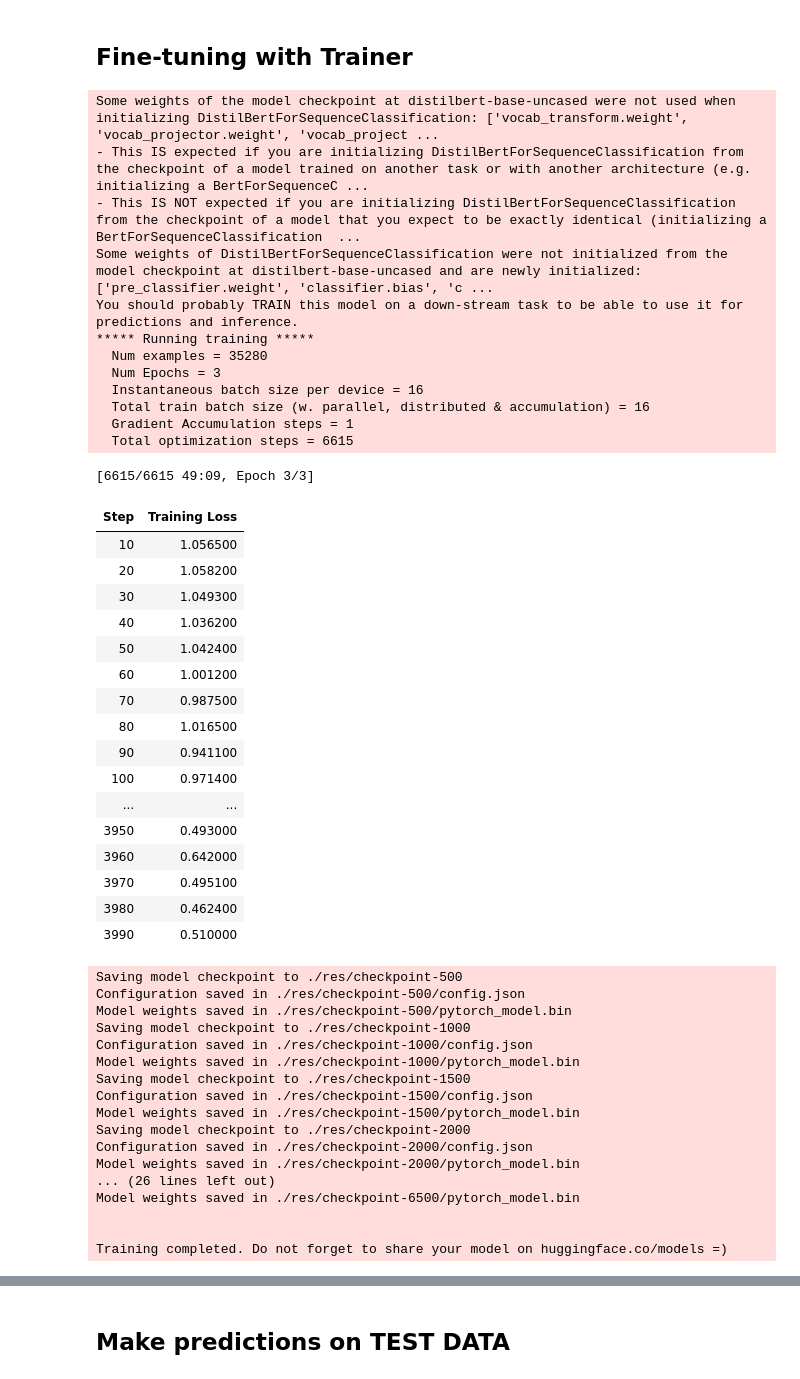
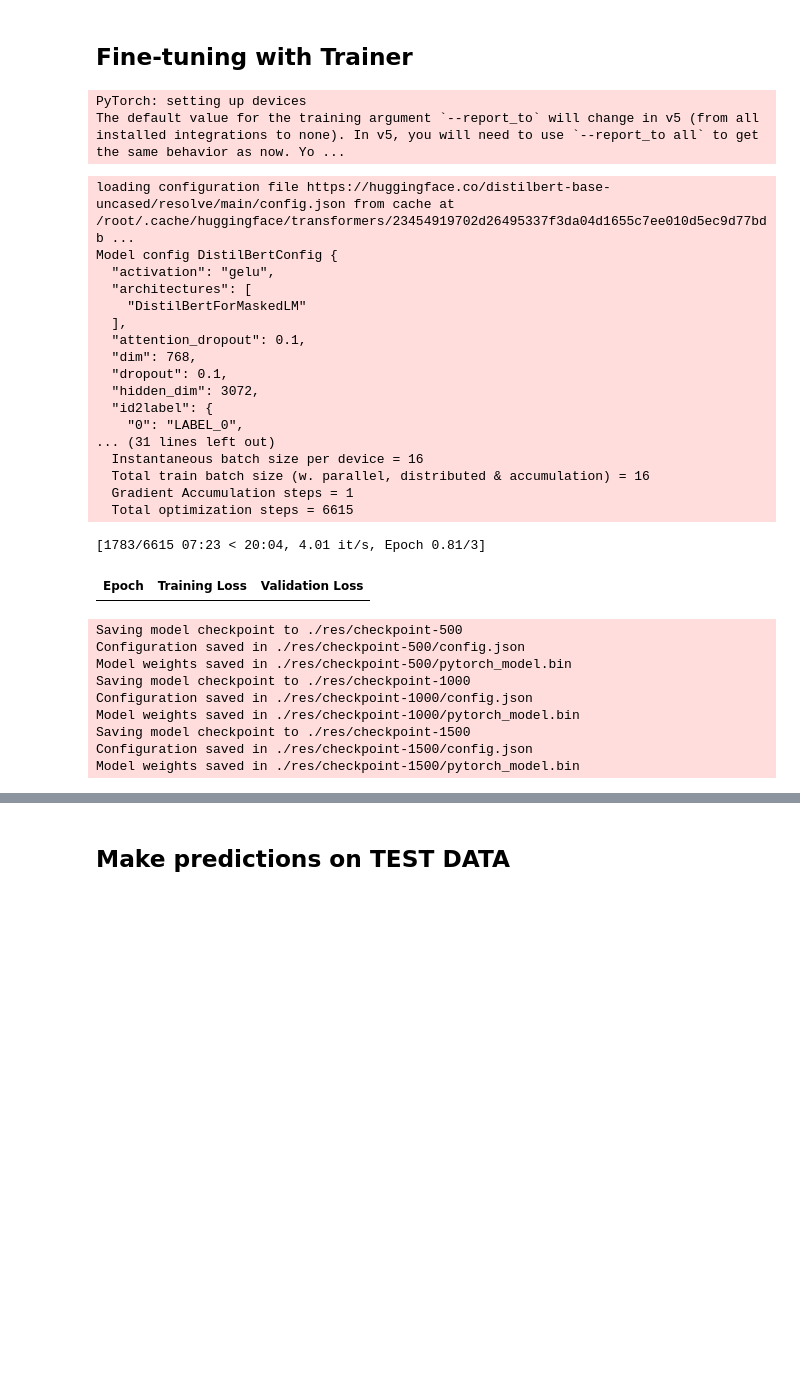
Before and after one commit to plaban1981/Huggingface_transformers_course, a Jupyter notebook: Machinehack_Sentiment_Analysis.ipynb, the cells around one changed output, grey strips where cells are left out. Saved outputs shown, nothing was run; the diff lists cells and outputs as text; code cells hidden in the pictures; blank space fills up the shorter version.

```diff
--- a/Machinehack_Sentiment_Analysis.ipynb
+++ b/Machinehack_Sentiment_Analysis.ipynb
@@ -250,69 +230,65 @@ test_dataset.__getitem__(0)['input_ids'].shape
 torch.Size([512])
 # %% [markdown]
 ## Fine-tuning with Trainer
-# %%
-import numpy as np
-from datasets import load_metric
-
-metric = load_metric("accuracy")
-
-def compute_metrics(eval_pred):
-    logits, labels = eval_pred
-    predictions = np.argmax(logits, axis=-1)
-    return metric.compute(predictions=predictions, references=labels)
+# %%
+from sklearn.metrics import accuracy_score, recall_score, precision_score, f1_score
+def compute_metrics(p):
+    pred, labels = p
+    pred = np.argmax(pred, axis=1)
+
+    accuracy = accuracy_score(y_true=labels, y_pred=pred)
+    recall = recall_score(y_true=labels, y_pred=pred)
+    precision = precision_score(y_true=labels, y_pred=pred)
+    f1 = f1_score(labels, pred, average='weighted')
+
+    return {"accuracy": accuracy, "precision": precision, "recall": recall, "f1": f1}
 # %%
 training_args = TrainingArguments(
     output_dir='./res',          # output directory
+    evaluation_strategy="epoch",
     num_train_epochs=3,              # total number of training epochs
     per_device_train_batch_size=16,  # batch size per device during training
     per_device_eval_batch_size=64,   # batch size for evaluation
     warmup_steps=500,                # number of warmup steps for learning rate scheduler
     weight_decay=0.01,               # strength of weight decay
     logging_dir='./logs4',            # directory for storing logs
-    logging_steps=10
+    logging_steps=10,
 )
+# %% [output]
+PyTorch: setting up devices
+The default value for the training argument `--report_to` will change in v5 (from all installed integrations to none). In v5, you will need to use `--report_to all` to get the same behavior as now. Yo ...
 # %%
 model = DistilBertForSequenceClassification.from_pretrained("distilbert-base-uncased",num_labels=3)
 
 trainer = Trainer(
     model=model,                         # the instantiated 🤗 Transformers model to be trained
     args=training_args,                  # training arguments, defined above
     train_dataset=train_dataset,         # training dataset
     eval_dataset=val_dataset ,            # evaluation dataset
+    compute_metrics=compute_metrics,
 )
 
 trainer.train()
 # %% [output]
-Some weights of the model checkpoint at distilbert-base-uncased were not used when initializing DistilBertForSequenceClassification: ['vocab_transform.weight', 'vocab_projector.weight', 'vocab_project ...
-- This IS expected if you are initializing DistilBertForSequenceClassification from the checkpoint of a model trained on another task or with another architecture (e.g. initializing a BertForSequenceC ...
-- This IS NOT expected if you are initializing DistilBertForSequenceClassification from the checkpoint of a model that you expect to be exactly identical (initializing a BertForSequenceClassification  ...
-Some weights of DistilBertForSequenceClassification were not initialized from the model checkpoint at distilbert-base-uncased and are newly initialized: ['pre_classifier.weight', 'classifier.bias', 'c ...
-You should probably TRAIN this model on a down-stream task to be able to use it for predictions and inference.
-***** Running training *****
-  Num examples = 35280
-  Num Epochs = 3
+loading configuration file https://huggingface.co/distilbert-base-uncased/resolve/main/config.json from cache at /root/.cache/huggingface/transformers/23454919702d26495337f3da04d1655c7ee010d5ec9d77bdb ...
+Model config DistilBertConfig {
+  "activation": "gelu",
+  "architectures": [
+    "DistilBertForMaskedLM"
+  ],
+  "attention_dropout": 0.1,
+  "dim": 768,
+  "dropout": 0.1,
+  "hidden_dim": 3072,
+  "id2label": {
+    "0": "LABEL_0",
+... (31 lines left out)
   Instantaneous batch size per device = 16
   Total train batch size (w. parallel, distributed & accumulation) = 16
   Gradient Accumulation steps = 1
   Total optimization steps = 6615
-[6615/6615 49:09, Epoch 3/3]
+[1783/6615 07:23 < 20:04, 4.01 it/s, Epoch 0.81/3]
-| Step | Training Loss |
-| 10 | 1.056500 |
-| 20 | 1.058200 |
-| 30 | 1.049300 |
-| 40 | 1.036200 |
-| 50 | 1.042400 |
-| 60 | 1.001200 |
-| 70 | 0.987500 |
-| 80 | 1.016500 |
-| 90 | 0.941100 |
-| 100 | 0.971400 |
-| ... | ... |
-| 3950 | 0.493000 |
-| 3960 | 0.642000 |
-| 3970 | 0.495100 |
-| 3980 | 0.462400 |
-| 3990 | 0.510000 |
+| Epoch | Training Loss | Validation Loss |
 Saving model checkpoint to ./res/checkpoint-500
 Configuration saved in ./res/checkpoint-500/config.json
 Model weights saved in ./res/checkpoint-500/pytorch_model.bin
@@ -322,11 +298,3 @@ Model weights saved in ./res/checkpoint-1000/pytorch_model.bin
 Saving model checkpoint to ./res/checkpoint-1500
 Configuration saved in ./res/checkpoint-1500/config.json
 Model weights saved in ./res/checkpoint-1500/pytorch_model.bin
-Saving model checkpoint to ./res/checkpoint-2000
-Configuration saved in ./res/checkpoint-2000/config.json
-Model weights saved in ./res/checkpoint-2000/pytorch_model.bin
-... (26 lines left out)
-Model weights saved in ./res/checkpoint-6500/pytorch_model.bin
-
-
-Training completed. Do not forget to share your model on huggingface.co/models =)
```
Also changed, not shown: parts of 8 cells of this notebook.
